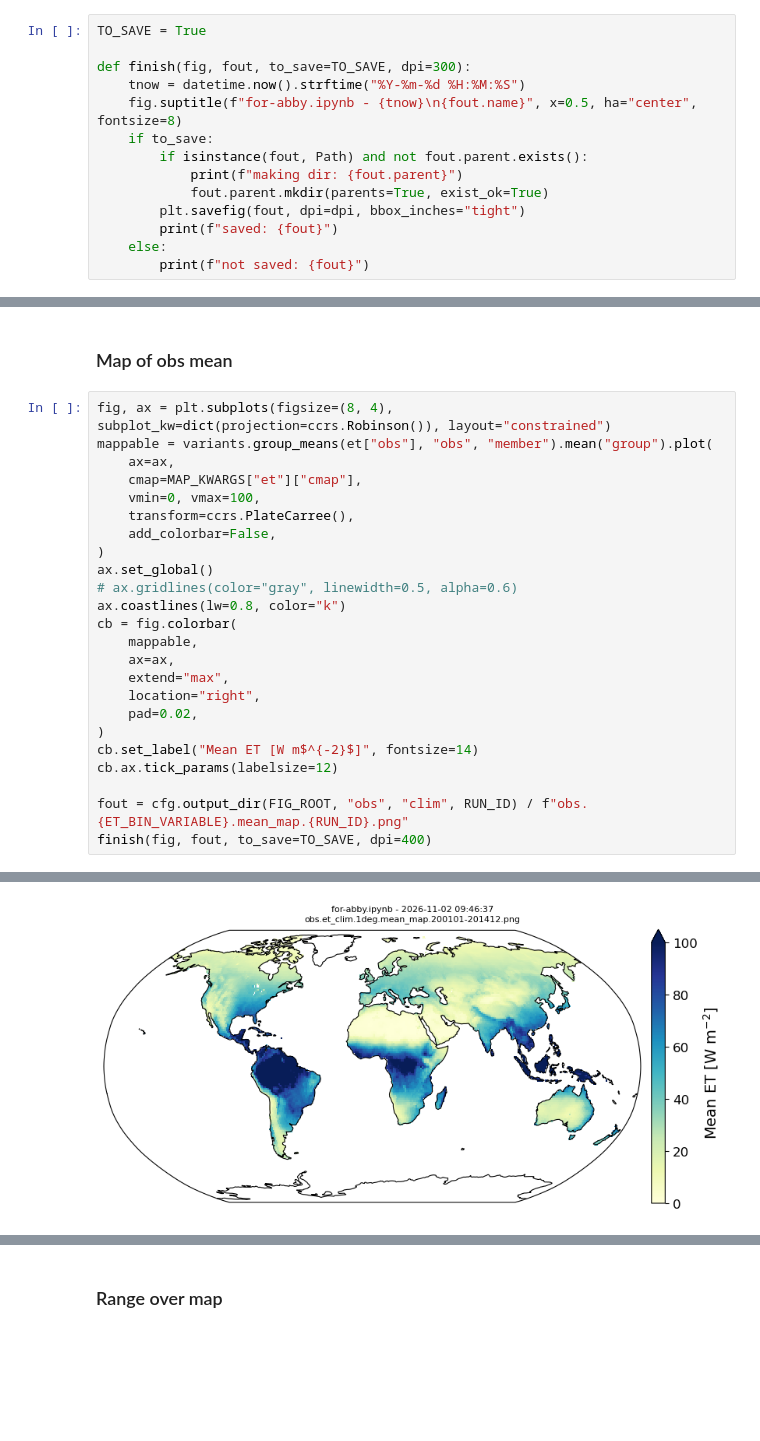
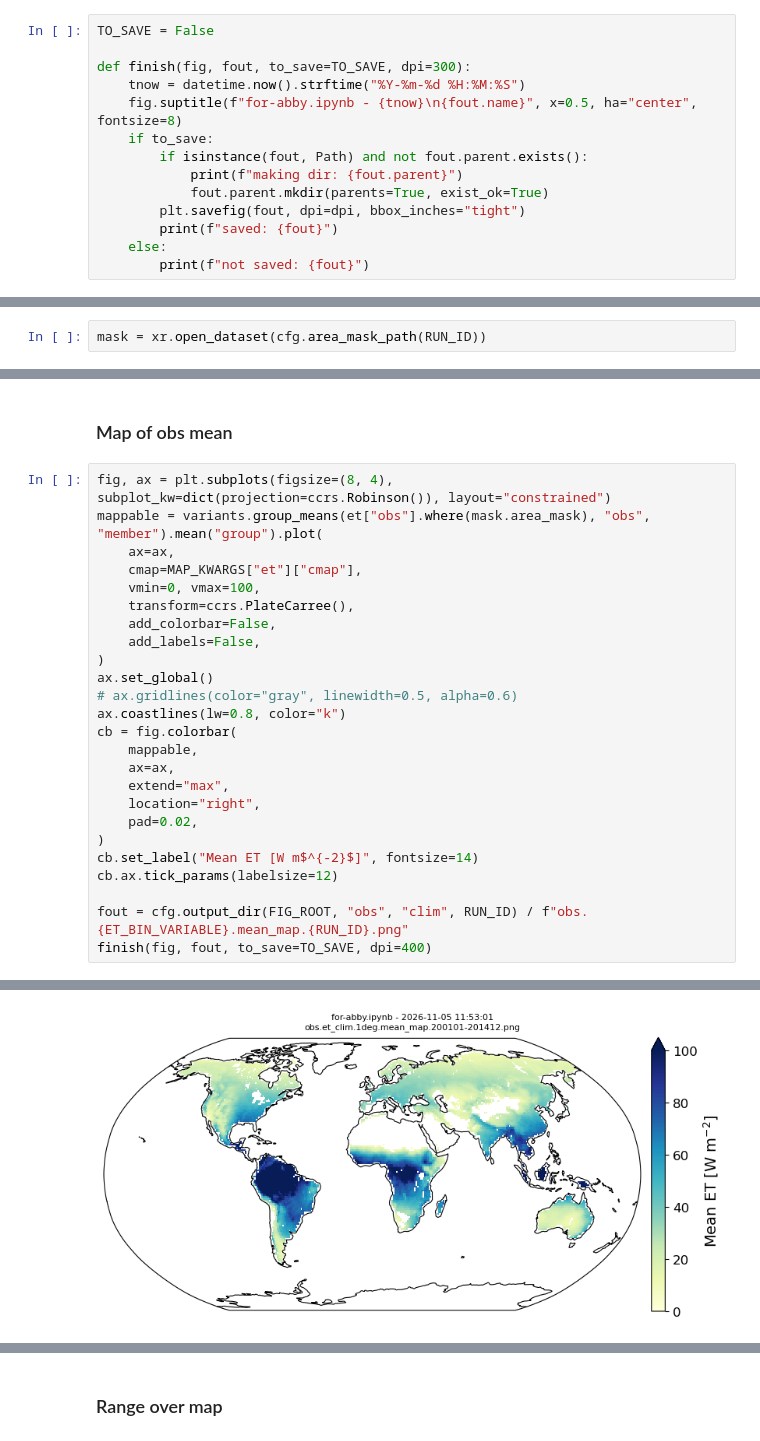
Before and after one commit to bbuchovecky/et_unc, a Jupyter notebook: notebooks/for-abby.ipynb, the cells around one changed output, grey strips where cells are left out. Drawn from its saved outputs; the diff is of its cells as text; blank space fills up the shorter version.

```diff
--- a/notebooks/for-abby.ipynb
+++ b/notebooks/for-abby.ipynb
@@ -17,7 +17,7 @@ import etunc.config as cfg
 import etunc.variants as variants
 from etunc.plotting import set_edge_ticks, MAP_KWARGS
 # %%
-TO_SAVE = True
+TO_SAVE = False
 
 def finish(fig, fout, to_save=TO_SAVE, dpi=300):
     tnow = datetime.now().strftime("%Y-%m-%d %H:%M:%S")
@@ -63,6 +63,8 @@ RNG_CMAP = "magma_r"
 RNG_VMIN = 0
 RNG_VMAX = 200
 RNG_CONTOUR = 100
+# %%
+mask = xr.open_dataset(cfg.area_mask_path(RUN_ID))
 # %%
 qbin = {}
 inputs = {}
@@ -178,12 +180,13 @@ saved: /glade/u/home/bbuchovecky/projects/et_unc/for/aswann/obs/clim/200101-2014
 ### Map of obs mean
 # %%
 fig, ax = plt.subplots(figsize=(8, 4), subplot_kw=dict(projection=ccrs.Robinson()), layout="constrained")
-mappable = variants.group_means(et["obs"], "obs", "member").mean("group").plot(
+mappable = variants.group_means(et["obs"].where(mask.area_mask), "obs", "member").mean("group").plot(
     ax=ax,
     cmap=MAP_KWARGS["et"]["cmap"],
     vmin=0, vmax=100,
     transform=ccrs.PlateCarree(),
     add_colorbar=False,
+    add_labels=False,
 )
 ax.set_global()
 # ax.gridlines(color="gray", linewidth=0.5, alpha=0.6)
@@ -205 +208 @@ saved: /glade/u/home/bbuchovecky/projects/et_unc/for/aswann/obs/clim/200101-2014
-[figure, old version]
+[figure, new version]
```
Also changed, not shown: parts of 12 cells of this notebook, 1 other file.
